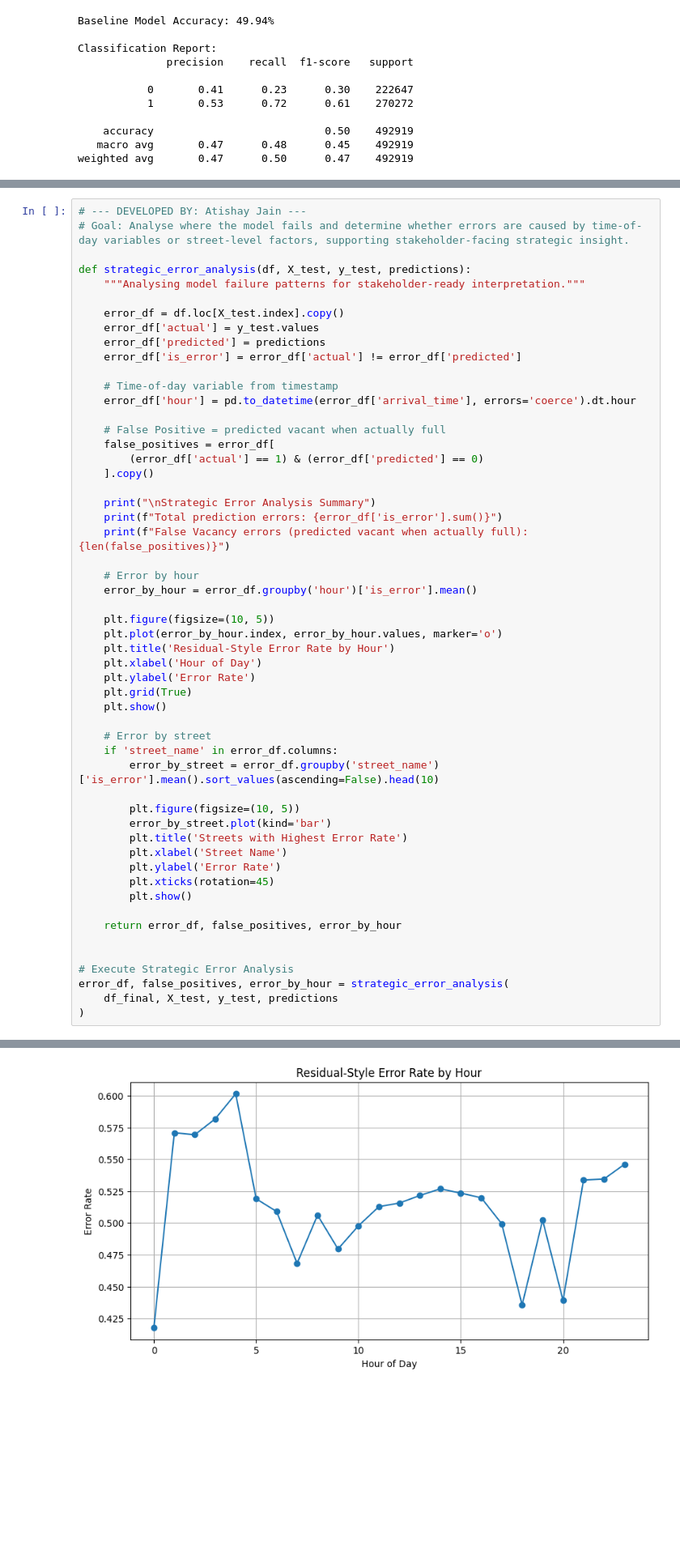
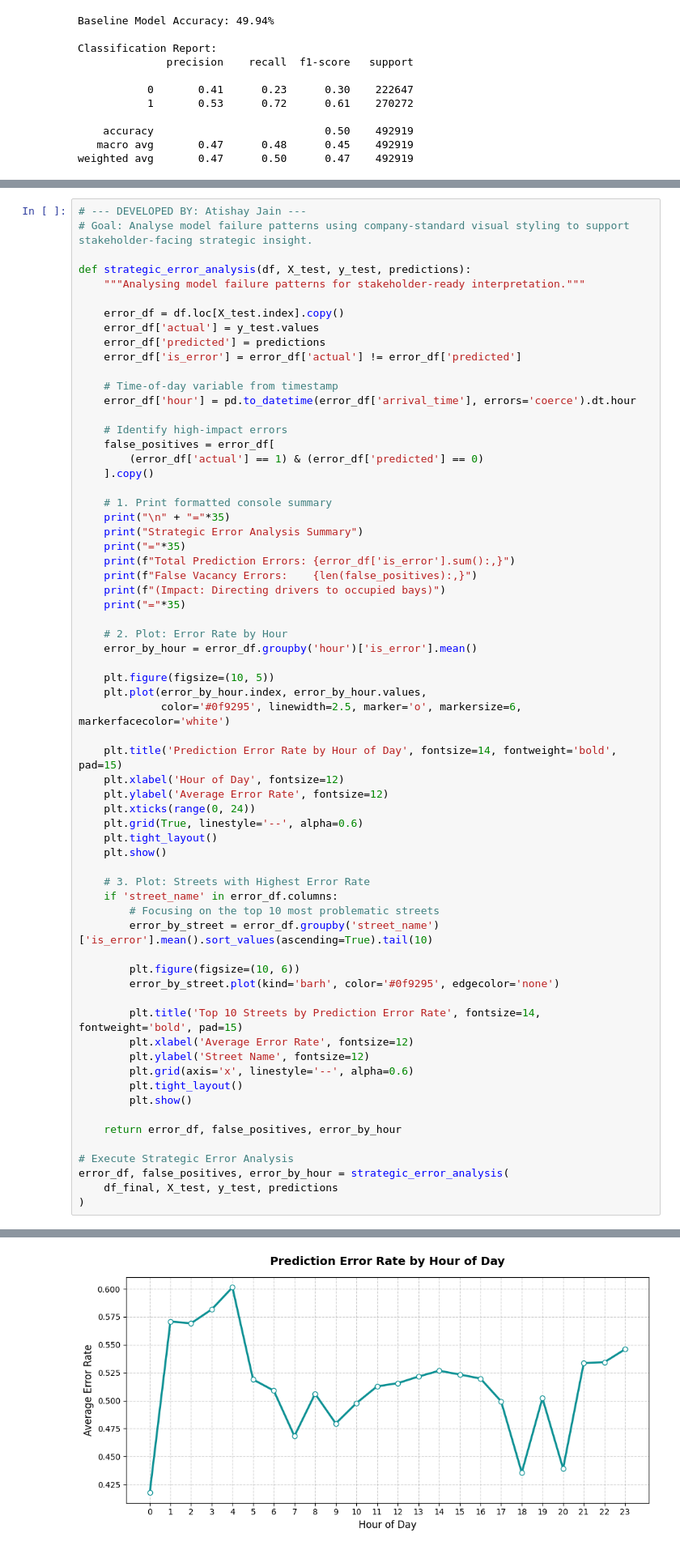
Before and after one commit to abdullahsher445/MOP-Code, a Jupyter notebook: datascience/usecases/READY TO PUBLISH/Transport_and_Mobility/2026/T1/UC00223_Parking_Utilisation_and_Management/UC00223_Parking_Utilisation_and_Management.ipynb, the cells around one changed output, grey strips where cells are left out. Shown at 81% size. Drawn from its saved outputs; the diff is of its cells as text; blank space fills up the shorter version.

```diff
--- a/datascience/usecases/READY TO PUBLISH/Transport_and_Mobility/2026/T1/UC00223_Parking_Utilisation_and_Management/UC00223_Parking_Utilisation_and_Management.ipynb
+++ b/datascience/usecases/READY TO PUBLISH/Transport_and_Mobility/2026/T1/UC00223_Parking_Utilisation_and_Management/UC00223_Parking_Utilisation_and_Management.ipynb
@@ -459,6 +486,6 @@ In real urban conditions, a false vacancy prediction can mislead drivers, increa
 # %%
 # --- DEVELOPED BY: Atishay Jain ---
-# Goal: Analyse where the model fails and determine whether errors are caused by time-of-day variables or street-level factors, supporting stakeholder-facing strategic insight.
+# Goal: Analyse model failure patterns using company-standard visual styling to support stakeholder-facing strategic insight.
 
 def strategic_error_analysis(df, X_test, y_test, predictions):
     """Analysing model failure patterns for stakeholder-ready interpretation."""
@@ -471,40 +498,51 @@ def strategic_error_analysis(df, X_test, y_test, predictions):
     # Time-of-day variable from timestamp
     error_df['hour'] = pd.to_datetime(error_df['arrival_time'], errors='coerce').dt.hour
 
-    # False Positive = predicted vacant when actually full
+    # Identify high-impact errors
     false_positives = error_df[
         (error_df['actual'] == 1) & (error_df['predicted'] == 0)
     ].copy()
 
-    print("\nStrategic Error Analysis Summary")
-    print(f"Total prediction errors: {error_df['is_error'].sum()}")
-    print(f"False Vacancy errors (predicted vacant when actually full): {len(false_positives)}")
+    # 1. Print formatted console summary
+    print("\n" + "="*35)
+    print("Strategic Error Analysis Summary")
+    print("="*35)
+    print(f"Total Prediction Errors: {error_df['is_error'].sum():,}")
+    print(f"False Vacancy Errors:    {len(false_positives):,}")
+    print(f"(Impact: Directing drivers to occupied bays)")
+    print("="*35)
 
-    # Error by hour
+    # 2. Plot: Error Rate by Hour
     error_by_hour = error_df.groupby('hour')['is_error'].mean()
 
     plt.figure(figsize=(10, 5))
-    plt.plot(error_by_hour.index, error_by_hour.values, marker='o')
-    plt.title('Residual-Style Error Rate by Hour')
-    plt.xlabel('Hour of Day')
-    plt.ylabel('Error Rate')
-    plt.grid(True)
+    plt.plot(error_by_hour.index, error_by_hour.values,
+             color='#0f9295', linewidth=2.5, marker='o', markersize=6, markerfacecolor='white')
+
+    plt.title('Prediction Error Rate by Hour of Day', fontsize=14, fontweight='bold', pad=15)
+    plt.xlabel('Hour of Day', fontsize=12)
+    plt.ylabel('Average Error Rate', fontsize=12)
+    plt.xticks(range(0, 24))
+    plt.grid(True, linestyle='--', alpha=0.6)
+    plt.tight_layout()
     plt.show()
 
-    # Error by street
+    # 3. Plot: Streets with Highest Error Rate
     if 'street_name' in error_df.columns:
-        error_by_street = error_df.groupby('street_name')['is_error'].mean().sort_values(ascending=False).head(10)
+        # Focusing on the top 10 most problematic streets
+        error_by_street = error_df.groupby('street_name')['is_error'].mean().sort_values(ascending=True).tail(10)
 
-        plt.figure(figsize=(10, 5))
-        error_by_street.plot(kind='bar')
-        plt.title('Streets with Highest Error Rate')
-        plt.xlabel('Street Name')
-        plt.ylabel('Error Rate')
-        plt.xticks(rotation=45)
+        plt.figure(figsize=(10, 6))
+        error_by_street.plot(kind='barh', color='#0f9295', edgecolor='none')
+
+        plt.title('Top 10 Streets by Prediction Error Rate', fontsize=14, fontweight='bold', pad=15)
+        plt.xlabel('Average Error Rate', fontsize=12)
+        plt.ylabel('Street Name', fontsize=12)
+        plt.grid(axis='x', linestyle='--', alpha=0.6)
+        plt.tight_layout()
         plt.show()
 
     return error_df, false_positives, error_by_hour
-
 
 # Execute Strategic Error Analysis
 error_df, false_positives, error_by_hour = strategic_error_analysis(
@@ -517 +559 @@ False Vacancy errors (predicted vacant when actually full): 75830
-[figure, old version]
+[figure, new version]
```
Also changed, not shown: parts of 27 cells of this notebook.
